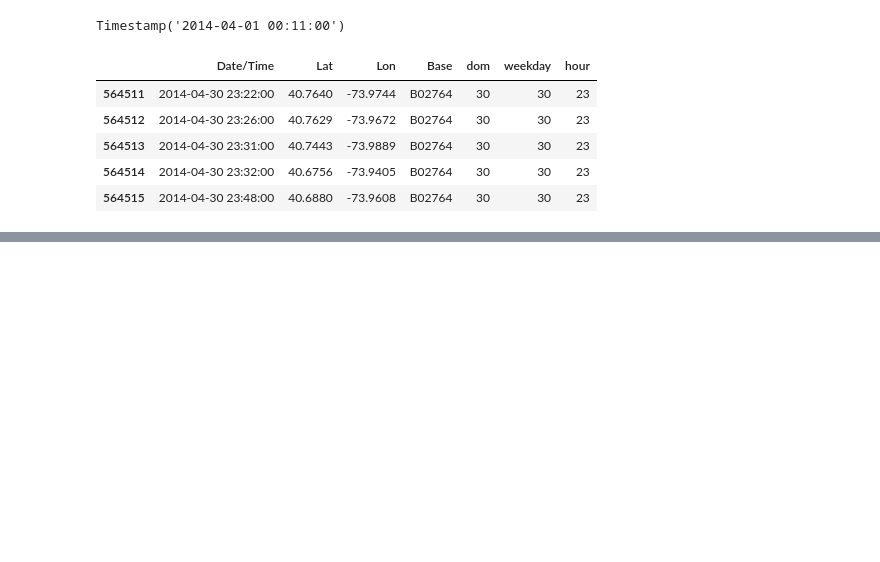
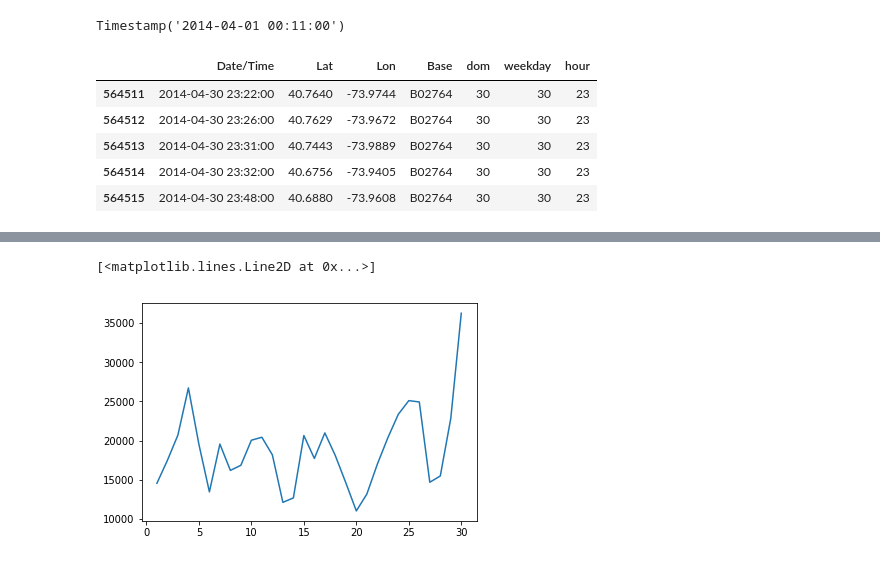
Before and after one commit to monica2702/Uber_DataAnalytics, a Jupyter notebook: Uber_DataAnalytics.ipynb, the cells around one changed output, grey strips where cells are left out. Cells and saved outputs as stored; diff of their text form; code cells hidden in the pictures; blank space fills up the shorter version.

```diff
--- a/Uber_DataAnalytics.ipynb
+++ b/Uber_DataAnalytics.ipynb
@@ -144,0 +168,7 @@ data.tail()
+# %%
+#The len() function returns the number of items in an object.
+#When the object is a string, the len() function returns the number of characters in the string.
+
+#the following command get the number of items in a group of dom
+for k, rows in data.groupby('dom'):
+    print (k, len(rows))
@@ -144,0 +193,9 @@ data.tail()
+# %%
+#we can do that by defining a function
+
+def count_rows(rows):
+    return len(rows)
+
+by_date = data.groupby('dom').apply(count_rows)
+by_date
+#gives the number of records per day of the month
@@ -144,0 +220,5 @@ data.tail()
+# %%
+plot(by_date)
+# %% [output]
+[<matplotlib.lines.Line2D at 0x...>]
+[figure, added]
```
Also changed, not shown: parts of 12 cells of this notebook.
